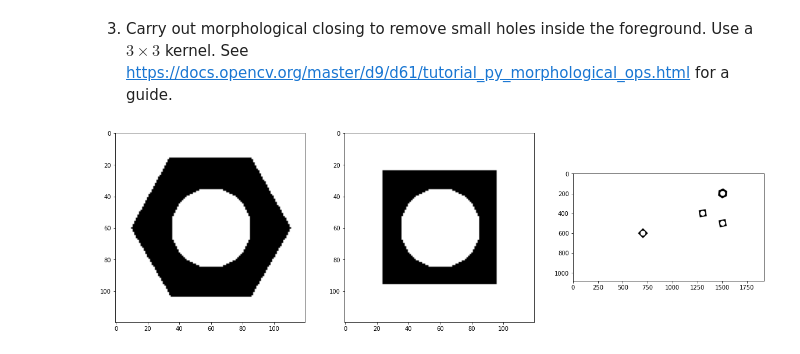
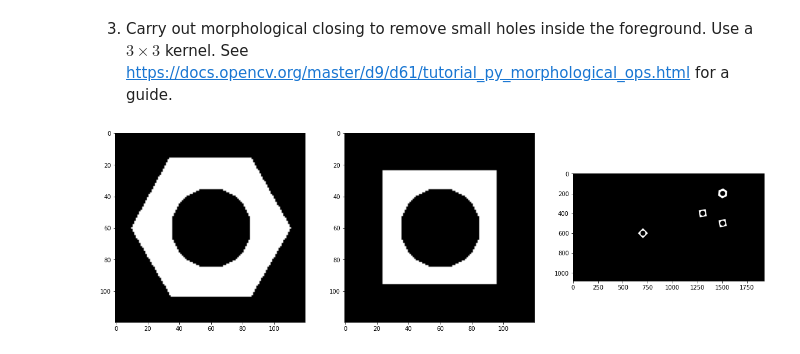
Before and after one commit to SasininduSV/EN2550-Assignments-03, a Jupyter notebook: 190648C_a03.ipynb, the cells around one changed output. Saved outputs shown, nothing was run; the diff lists cells and outputs as text; code cells hidden in the pictures.

```diff
--- a/190648C_a03.ipynb
+++ b/190648C_a03.ipynb
@@ -42,9 +42,13 @@ hexnut_template = cv.cvtColor(hexnut_template,cv.COLOR_BGR2GRAY)
 squarenut_template = cv.cvtColor(squarenut_template, cv.COLOR_BGR2GRAY)
 conveyor_f100 = cv.cvtColor(conveyor_f100, cv.COLOR_BGR2GRAY)
 
-ret1,hexnut_template = cv.threshold(hexnut_template,0,255,cv.THRESH_BINARY+cv.THRESH_OTSU)
-ret2,squarenut_template = cv.threshold(squarenut_template,0,255,cv.THRESH_BINARY+cv.THRESH_OTSU)
-ret3,conveyor_f100 = cv.threshold(conveyor_f100,0,255,cv.THRESH_BINARY+cv.THRESH_OTSU)
+ret1,hexnut_template = cv.threshold(hexnut_template,0,255,cv.THRESH_OTSU)
+ret2,squarenut_template = cv.threshold(squarenut_template,0,255,cv.THRESH_OTSU)
+ret3,conveyor_f100 = cv.threshold(conveyor_f100,0,255,cv.THRESH_OTSU)
+
+hexnut_template = np.invert(hexnut_template)
+squarenut_template = np.invert(squarenut_template)
+conveyor_f100 = np.invert(conveyor_f100)
 
 fig, ax = plt. subplots(1,3,figsize=(20,6))
 ax[0].imshow(hexnut_template, cmap='gray', vmin=0, vmax=255)
@@ -63,14 +67,14 @@ Treshold value = 20.0
     for a guide.
 # %%
 kernel = np.ones((3,3), np.uint8)
-hexnut_template = cv.morphologyEx(hexnut_template, cv.MORPH_OPEN, kernel)
-squarenut_template = cv.morphologyEx(squarenut_template, cv.MORPH_OPEN, kernel)
-conveyor_f100 = cv.morphologyEx(conveyor_f100, cv.MORPH_OPEN, kernel)
+hexnut_template = cv.morphologyEx(hexnut_template, cv.MORPH_CLOSE, kernel)
+squarenut_template = cv.morphologyEx(squarenut_template, cv.MORPH_CLOSE, kernel)
+conveyor_f100 = cv.morphologyEx(conveyor_f100, cv.MORPH_CLOSE, kernel)
 
 fig, ax = plt. subplots(1,3,figsize=(20,6))
 ax[0].imshow(hexnut_template, cmap='gray', vmin=0, vmax=255)
 ax[1].imshow(squarenut_template, cmap='gray', vmin=0, vmax=255)
 ax[2].imshow(conveyor_f100, cmap='gray', vmin=0, vmax=255)
 plt.show()
 # %% [output]
-[figure, old version]
+[figure, new version]
```
Also changed, not shown: parts of 12 cells of this notebook, 1 other file.
